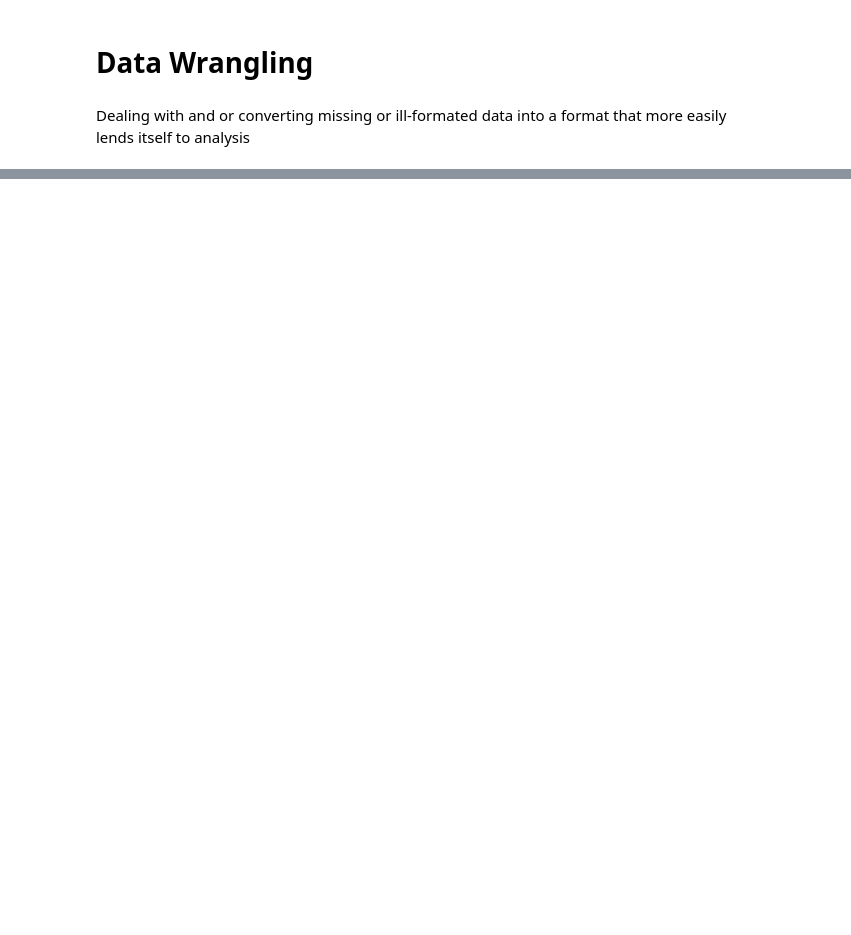
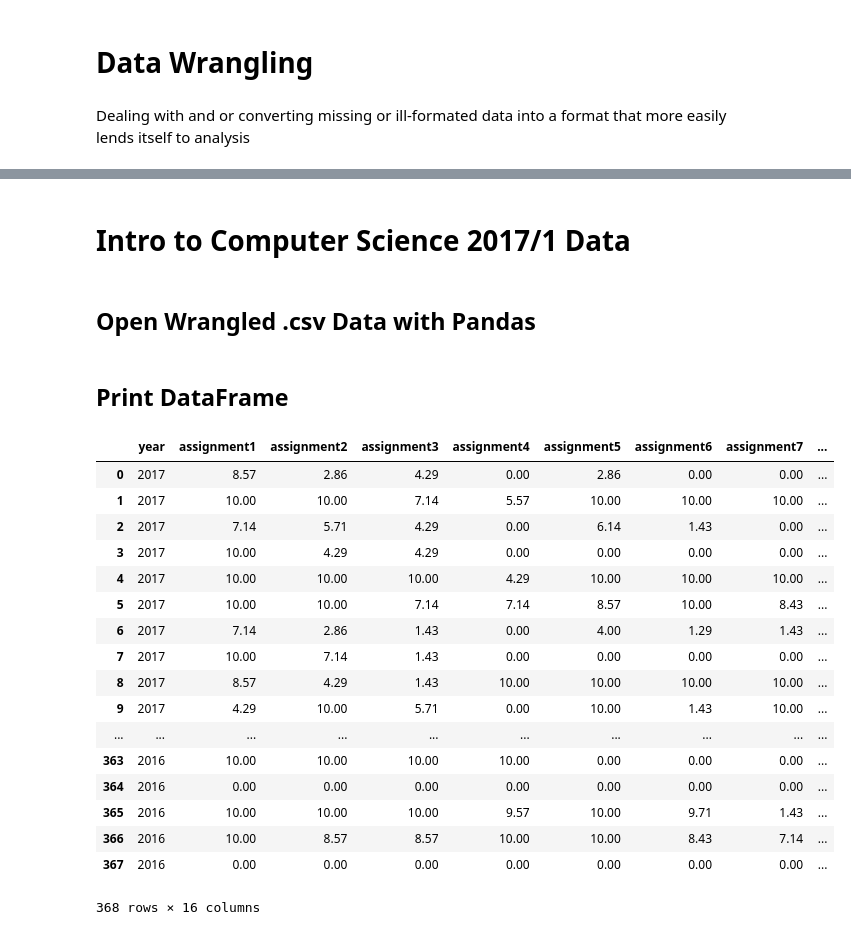
Before and after one commit to jonathanalmd/MLUndergradGrades-UnB-Data, a Jupyter notebook: data-wrangling.ipynb, the cells around one changed output, grey strips where cells are left out. Saved outputs shown, nothing was run; the diff lists cells and outputs as text; code cells hidden in the pictures; blank space fills up the shorter version.

Commit message:
Add pandas manipulation and wrangled data without NaN

```diff
--- a/data-wrangling.ipynb
+++ b/data-wrangling.ipynb
@@ -64,0 +70,31 @@ wrangle('2017_2')
+# %% [markdown]
+# Intro to Computer Science 2017/1 Data
+# %% [markdown]
+## Open Wrangled .csv Data with Pandas
+# %%
+data = output_dir() + 'wrangled_' + base + '2017_1' + filetype_out
+
+students_df_2017_1 = pd.read_csv(data)
+# %% [markdown]
+## Print DataFrame
+# %%
+students_df_2017_1
+# %% [output]
+|  | year | assignment1 | assignment2 | assignment3 | assignment4 | assignment5 | assignment6 | assignment7 | ... |
+| 0 | 2017 | 8.57 | 2.86 | 4.29 | 0.00 | 2.86 | 0.00 | 0.00 | ... |
+| 1 | 2017 | 10.00 | 10.00 | 7.14 | 5.57 | 10.00 | 10.00 | 10.00 | ... |
+| 2 | 2017 | 7.14 | 5.71 | 4.29 | 0.00 | 6.14 | 1.43 | 0.00 | ... |
+| 3 | 2017 | 10.00 | 4.29 | 4.29 | 0.00 | 0.00 | 0.00 | 0.00 | ... |
+| 4 | 2017 | 10.00 | 10.00 | 10.00 | 4.29 | 10.00 | 10.00 | 10.00 | ... |
+| 5 | 2017 | 10.00 | 10.00 | 7.14 | 7.14 | 8.57 | 10.00 | 8.43 | ... |
+| 6 | 2017 | 7.14 | 2.86 | 1.43 | 0.00 | 4.00 | 1.29 | 1.43 | ... |
+| 7 | 2017 | 10.00 | 7.14 | 1.43 | 0.00 | 0.00 | 0.00 | 0.00 | ... |
+| 8 | 2017 | 8.57 | 4.29 | 1.43 | 10.00 | 10.00 | 10.00 | 10.00 | ... |
+| 9 | 2017 | 4.29 | 10.00 | 5.71 | 0.00 | 10.00 | 1.43 | 10.00 | ... |
+| ... | ... | ... | ... | ... | ... | ... | ... | ... | ... |
+| 363 | 2016 | 10.00 | 10.00 | 10.00 | 10.00 | 0.00 | 0.00 | 0.00 | ... |
+| 364 | 2016 | 0.00 | 0.00 | 0.00 | 0.00 | 0.00 | 0.00 | 0.00 | ... |
+| 365 | 2016 | 10.00 | 10.00 | 10.00 | 9.57 | 10.00 | 9.71 | 1.43 | ... |
+| 366 | 2016 | 10.00 | 8.57 | 8.57 | 10.00 | 10.00 | 8.43 | 7.14 | ... |
+| 367 | 2016 | 0.00 | 0.00 | 0.00 | 0.00 | 0.00 | 0.00 | 0.00 | ... |
+368 rows × 16 columns
```
Also changed, not shown: parts of 23 cells of this notebook, 2 other files.
